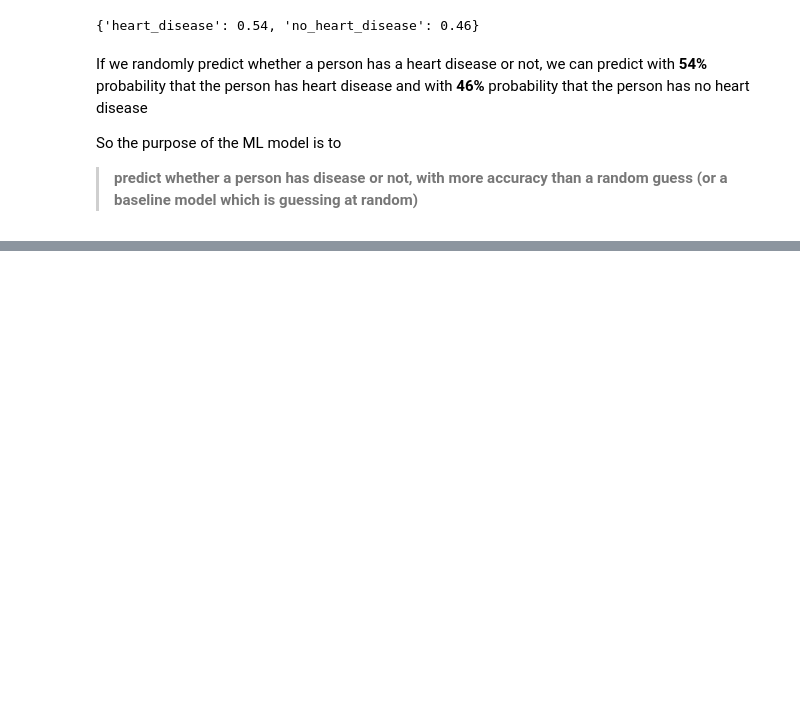
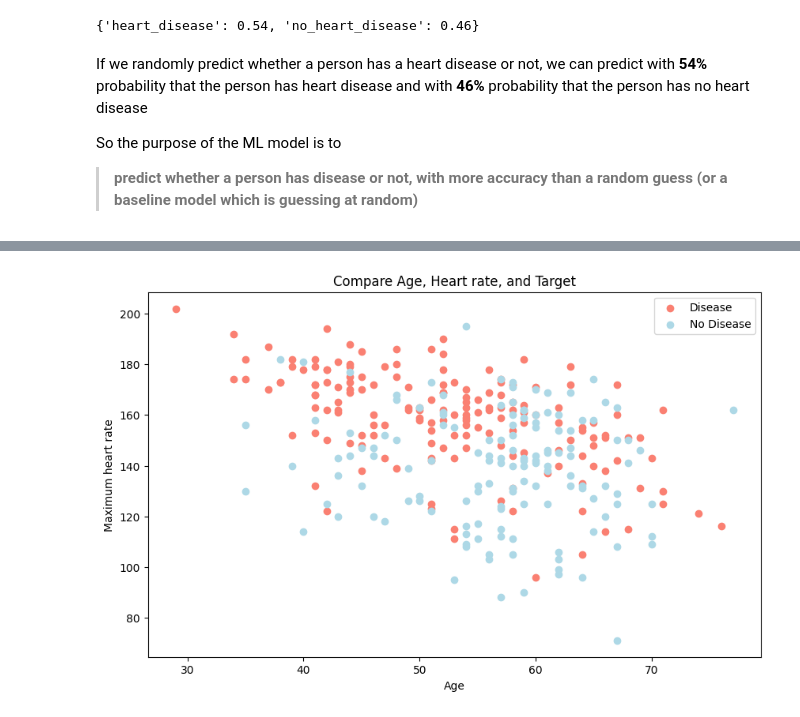
Before and after one commit to Sohaib90/ZTM-project-1, a Jupyter notebook: end-to-end.ipynb, the cells around one changed output, grey strips where cells are left out. Saved outputs shown, nothing was run; the diff lists cells and outputs as text; code cells hidden in the pictures; blank space fills up the shorter version.

```diff
--- a/end-to-end.ipynb
+++ b/end-to-end.ipynb
@@ -245,0 +264,12 @@ So the purpose of the ML model is to
+# %%
+plt.figure(figsize=(10, 6))
+
+plt.scatter(df.age[df.target == 1], df.thalach[df.target == 1], color="salmon")
+plt.scatter(df.age[df.target == 0], df.thalach[df.target == 0], color="lightblue")
+
+plt.xlabel("Age")
+plt.ylabel("Maximum heart rate")
+plt.title("Compare Age, Heart rate, and Target")
+plt.legend(["Disease", "No Disease"]);
+# %% [output]
+[figure, added]
```
Also changed, not shown: parts of 9 cells of this notebook.
